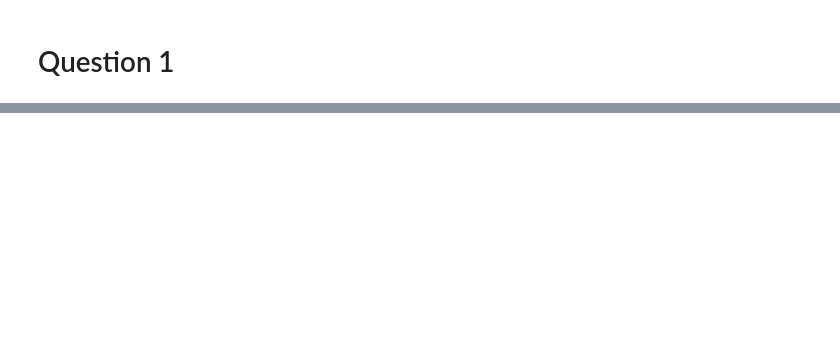
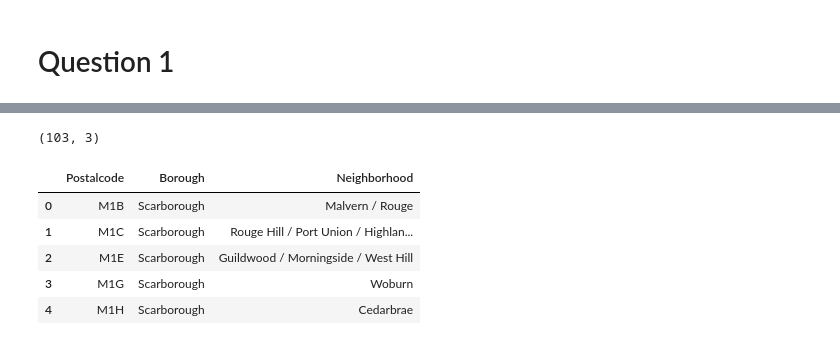
Before and after one commit to siennaspiglanin/github-example, a Jupyter notebook: Segmenting and Clustering Neighborhoods in Toronto Q1.ipynb, the cells around one changed output, grey strips where cells are left out. Saved outputs shown, nothing was run; the diff lists cells and outputs as text; code cells hidden in the pictures; blank space fills up the shorter version.

```diff
--- a/Segmenting and Clustering Neighborhoods in Toronto Q1.ipynb
+++ b/Segmenting and Clustering Neighborhoods in Toronto Q1.ipynb
@@ -182,0 +83,4 @@ FileNotFoundError: [Errno 2] File b'Geospatial_Coordinates.csv' does not exist:
+# %%
+df = df.dropna()
+empty = 'Not assigned'
+df = df[(df.Postalcode != empty ) & (df.Borough != empty) & (df.Neighborhood != empty)]
@@ -182,0 +96,6 @@ FileNotFoundError: [Errno 2] File b'Geospatial_Coordinates.csv' does not exist:
+# %%
+def neighborhood_list(grouped):
+    return ', '.join(sorted(grouped['Neighborhood'].tolist()))
+
+grp = df.groupby(['Postalcode', 'Borough'])
+df_2 = grp.apply(neighborhood_list).reset_index(name='Neighborhood')
@@ -182,0 +110,11 @@ FileNotFoundError: [Errno 2] File b'Geospatial_Coordinates.csv' does not exist:
+# %%
+print(df_2.shape)
+df_2.head()
+# %% [output]
+(103, 3)
+|  | Postalcode | Borough | Neighborhood |
+| 0 | M1B | Scarborough | Malvern / Rouge |
+| 1 | M1C | Scarborough | Rouge Hill / Port Union / Highlan... |
+| 2 | M1E | Scarborough | Guildwood / Morningside / West Hill |
+| 3 | M1G | Scarborough | Woburn |
+| 4 | M1H | Scarborough | Cedarbrae |
```
Also changed, not shown: parts of 37 cells of this notebook.
